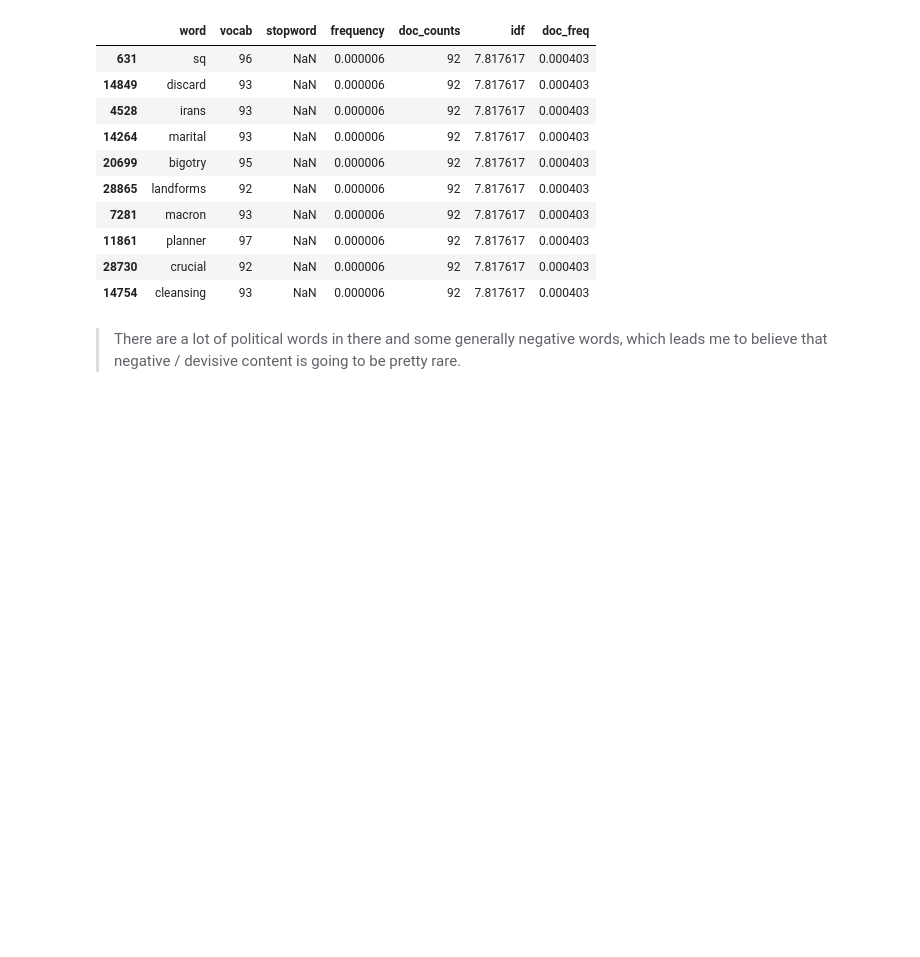
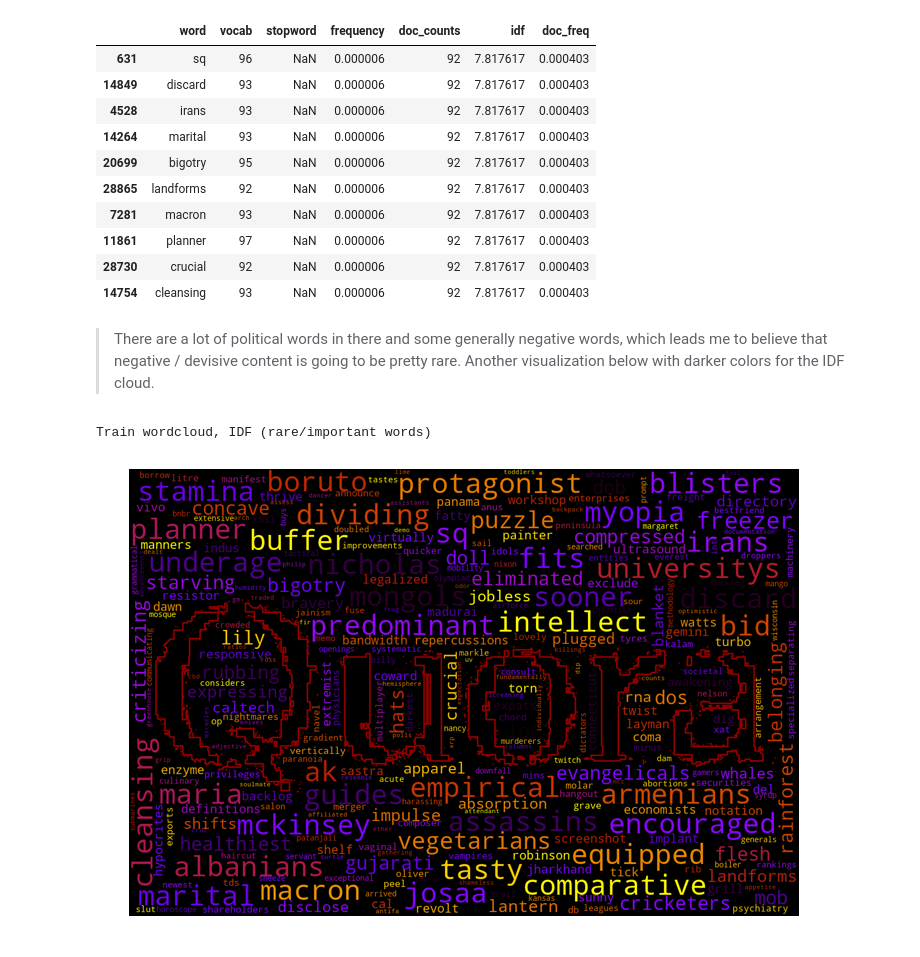
Before and after one commit to bshurick/kaggles, a Jupyter notebook: Quora/quora_eda.ipynb, the cells around one changed output. Drawn from its saved outputs; the diff is of its cells as text; code cells hidden in the pictures; blank space fills up the shorter version.

Commit message:
add dark visualization for IDF cloud

```diff
--- a/Quora/quora_eda.ipynb
+++ b/Quora/quora_eda.ipynb
@@ -416,4 +416,14 @@ df_train.sort_values(by='idf', ascending=False)[:10]
 | 28730 | crucial | 92 | NaN | 0.000006 | 92 | 7.817617 | 0.000403 |
 | 14754 | cleansing | 93 | NaN | 0.000006 | 92 | 7.817617 | 0.000403 |
 # %% [markdown]
-> There are a lot of political words in there and some generally negative words, which leads me to believe that negative / devisive content is going to be pretty rare.
+> There are a lot of political words in there and some generally negative words, which leads me to believe that negative / devisive content is going to be pretty rare. Another visualization below with darker colors for the IDF cloud.
+# %%
+print('Train wordcloud, IDF (rare/important words)')
+df_train = stats_train['vocab']
+df_train = df_train[df_train.doc_freq >= 0.0004 ] # must appear in at least 1% of documents
+m = df_train[['word','idf']].apply(lambda x: [x['word'], x['idf']], axis='columns')
+freqs = { k: v**3 for k,v in m.values if k not in stopwords.words('english') }
+generate_wordcloud(freqs, colormap='gnuplot', background_color='black', contour_color='darkred')
+# %% [output]
+Train wordcloud, IDF (rare/important words)
+[figure, added]
```
